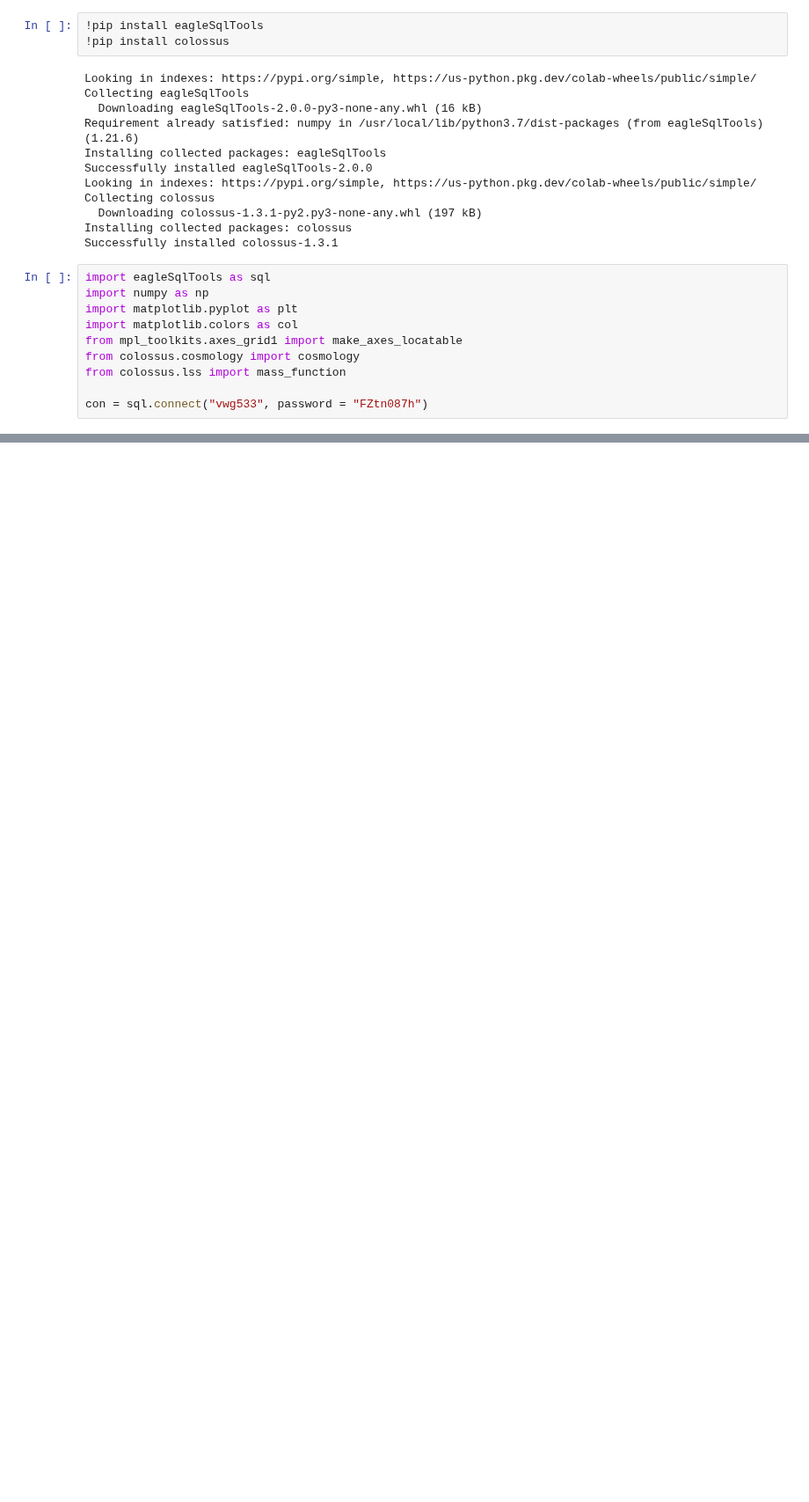
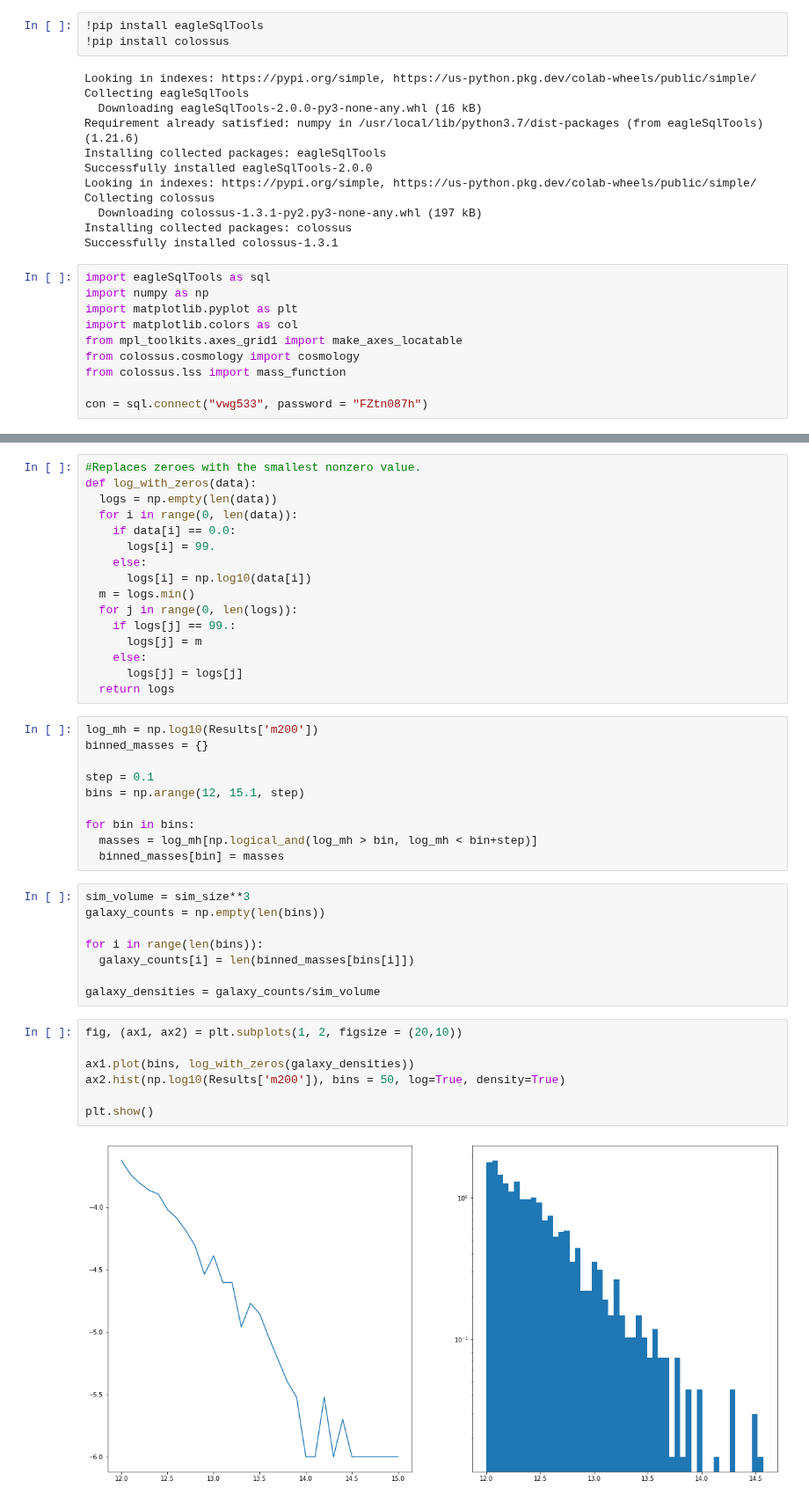
Before and after one commit to xvh422/L4-Project, a Jupyter notebook: Mass Function.ipynb, the cells around one changed output, grey strips where cells are left out. Shown at 88% size. Cells and saved outputs as stored; diff of their text form; blank space fills up the shorter version.

```diff
--- a/Mass Function.ipynb
+++ b/Mass Function.ipynb
@@ -45,0 +66,43 @@ plt.show()
+# %%
+#Replaces zeroes with the smallest nonzero value.
+def log_with_zeros(data):
+  logs = np.empty(len(data))
+  for i in range(0, len(data)):
+    if data[i] == 0.0:
+      logs[i] = 99.
+    else:
+      logs[i] = np.log10(data[i])
+  m = logs.min()
+  for j in range(0, len(logs)):
+    if logs[j] == 99.:
+      logs[j] = m
+    else:
+      logs[j] = logs[j]
+  return logs
+# %%
+log_mh = np.log10(Results['m200'])
+binned_masses = {}
+
+step = 0.1
+bins = np.arange(12, 15.1, step)
+
+for bin in bins:
+  masses = log_mh[np.logical_and(log_mh > bin, log_mh < bin+step)]
+  binned_masses[bin] = masses
+# %%
+sim_volume = sim_size**3
+galaxy_counts = np.empty(len(bins))
+
+for i in range(len(bins)):
+  galaxy_counts[i] = len(binned_masses[bins[i]])
+
+galaxy_densities = galaxy_counts/sim_volume
+# %%
+fig, (ax1, ax2) = plt.subplots(1, 2, figsize = (20,10))
+
+ax1.plot(bins, log_with_zeros(galaxy_densities))
+ax2.hist(np.log10(Results['m200']), bins = 50, log=True, density=True)
+
+plt.show()
+# %% [output]
+[figure, added]
```
Also changed, not shown: parts of 3 cells of this notebook.
